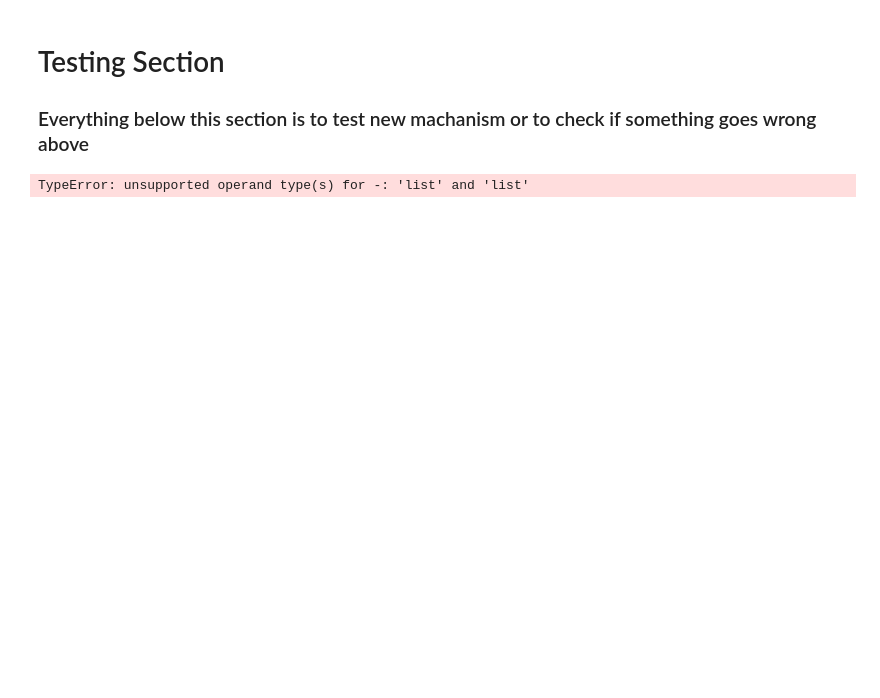
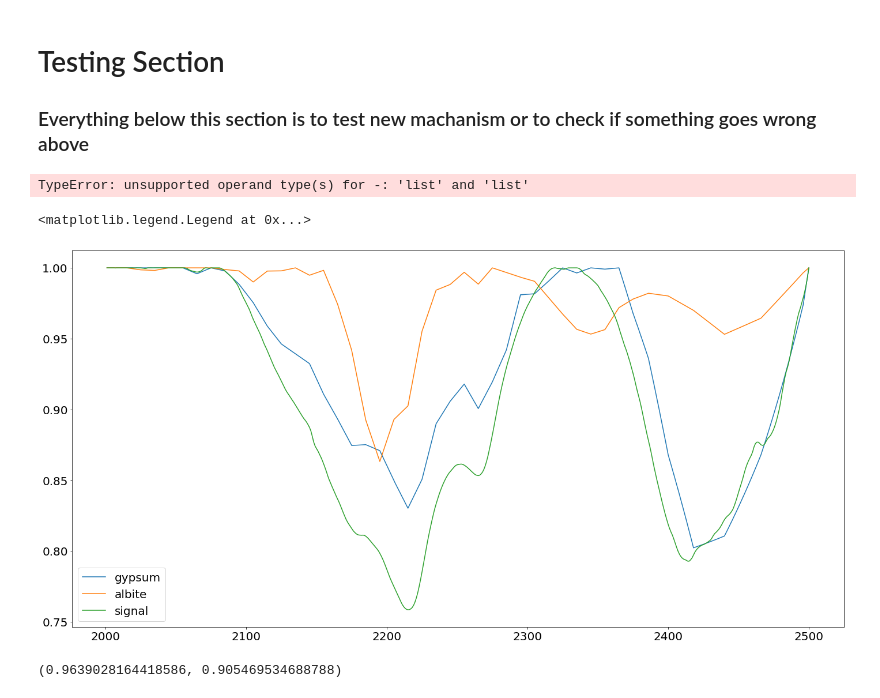
Before and after one commit to ankitkumar9018/Mineral-Prediction-Using-Hyperspectral-Data, a Jupyter notebook: 02_MineralPrediction_Small_Sample.ipynb, the cells around one changed output. Cells and saved outputs as stored; diff of their text form; code cells hidden in the pictures; blank space fills up the shorter version.

```diff
--- a/02_MineralPrediction_Small_Sample.ipynb
+++ b/02_MineralPrediction_Small_Sample.ipynb
@@ -883,3 +923,41 @@ s2 = [1, 2,3,4]
 np.amax(np.abs(np.array(s1 - s2))
 # %% [output]
 TypeError: unsupported operand type(s) for -: 'list' and 'list'
+# %%
+ideal1 = "../data/enviData/ENVIFilesUsgsProcessed/Gypsum SU2202.txt"
+ideal2 = "../data/enviData/ENVIFilesUsgsProcessed/Albite HS324.3B.txt"
+ideal3 = "../data/enviData/ENVIFilesUsgsProcessed/Ammonium_Chloride GDS77.txt"
+signal1 = "../data/vulcano/16062019/astrobay/small_samples/Astro_Sample6/ASTRO_0006_00001.sed"
+
+waveLengthtest = list(range(350,2501))[-500:]
+# %%
+ideal1 = pd.read_csv(ideal1 ,skiprows = 0, sep = ' ')
+ideal2 = pd.read_csv(ideal2 ,skiprows = 0, sep = ' ')
+ideal3 = pd.read_csv(ideal3 ,skiprows = 0, sep = ' ')
+signal1 = pd.read_csv(signal1 ,skiprows = 26, sep = '\t')
+# %%
+ideal1 = preprocessing.normalize([ideal1.iloc[:,1][-500:].to_numpy()])[0]
+ideal2 = preprocessing.normalize([ideal2.iloc[:,1][-500:].to_numpy()])[0]
+ideal3 = preprocessing.normalize([ideal3.iloc[:,1][-500:].to_numpy()])[0]
+signal1 = preprocessing.normalize([signal1.iloc[:,3][-500:].to_numpy()])[0]
+# %%
+ideal1_cr =  sp.convex_hull_removal(ideal1, waveLengthtest)[0]
+ideal2_cr =  sp.convex_hull_removal(ideal2, waveLengthtest)[0]
+ideal3_cr =  sp.convex_hull_removal(ideal3, waveLengthtest)[0]
+signal1_cr =  sp.convex_hull_removal(signal1, waveLengthtest)[0]
+# %%
+plt.close()
+plt.figure(figsize=(24, 12))
+plt.plot(waveLengthtest, ideal1_cr, label='gypsum')
+plt.plot(waveLengthtest, ideal2_cr, label='albite')
+#plt.plot(waveLengthtest, ideal3_cr, label='achloride')
+plt.plot(waveLengthtest, signal1_cr, label='signal')
+plt.legend()
+#plt.plot(ideal1_cr)
+# %% [output]
+<matplotlib.legend.Legend at 0x...>
+[figure, added]
+# %%
+1-mean_squared_error(signal1_cr, ideal1_cr, squared=False),  1-mean_squared_error(ideal2_cr, signal1_cr, squared=False)
+# %% [output]
+(0.9639028164418586, 0.905469534688788)
```
Also changed, not shown: parts of 8 cells of this notebook, 5 other files.
